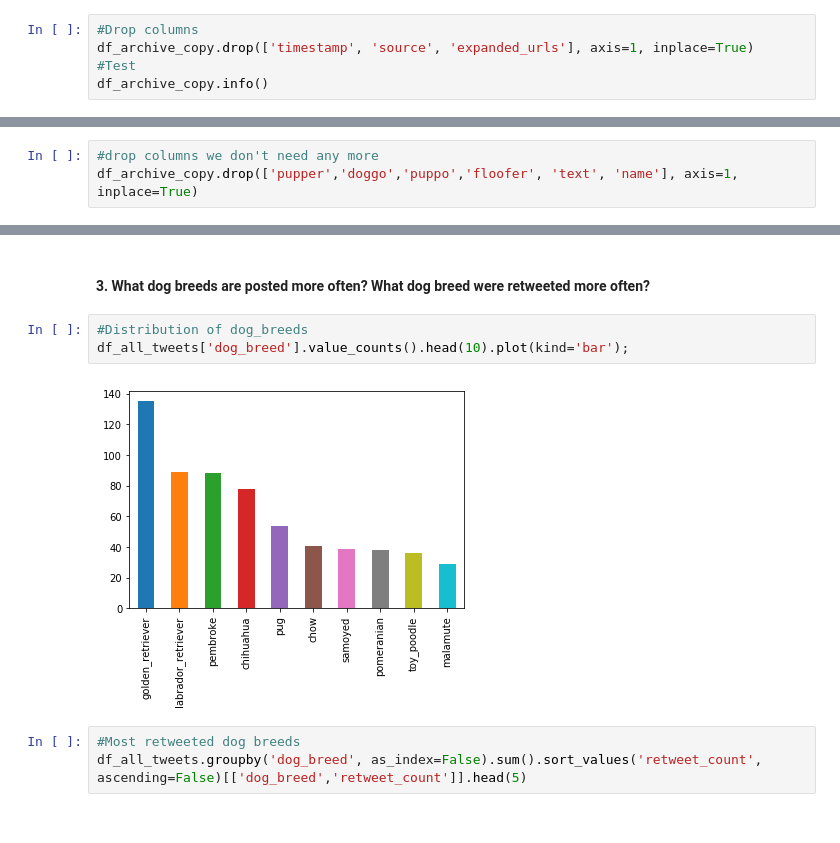
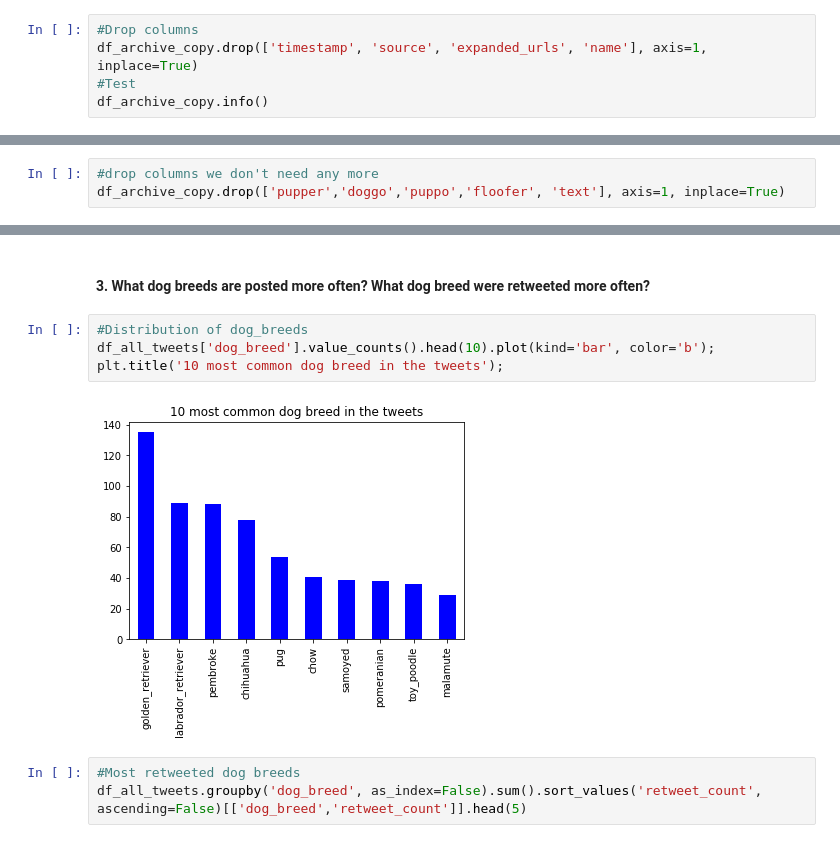
Before and after one commit to amr9410/PythonDataWrangling, a Jupyter notebook: wrangle_act.ipynb, the cells around one changed output, grey strips where cells are left out. Drawn from its saved outputs; the diff is of its cells as text.

```diff
--- a/wrangle_act.ipynb
+++ b/wrangle_act.ipynb
@@ -385,7 +413,7 @@ df_tweets_copy = df_tweets.copy()
 Columns to delete: *timestamp, source, expanded_urls* <br>
 # %%
 #Drop columns
-df_archive_copy.drop(['timestamp', 'source', 'expanded_urls'], axis=1, inplace=True)
+df_archive_copy.drop(['timestamp', 'source', 'expanded_urls', 'name'], axis=1, inplace=True)
 #Test
 df_archive_copy.info()
 # %% [output]
@@ -609,7 +640,7 @@ floofer      10
 Name: dog_stage, dtype: int64
 # %%
 #drop columns we don't need any more
-df_archive_copy.drop(['pupper','doggo','puppo','floofer', 'text', 'name'], axis=1, inplace=True)
+df_archive_copy.drop(['pupper','doggo','puppo','floofer', 'text'], axis=1, inplace=True)
 # %%
 df_archive_copy.info()
 # %% [output]
@@ -844,9 +858,10 @@ Doggolingvo slang word 'pupper' (means puppy) is used more often by WeRateDogs i
 #### 3. What dog breeds are posted more often? What dog breed were retweeted more often?
 # %%
 #Distribution of dog_breeds
-df_all_tweets['dog_breed'].value_counts().head(10).plot(kind='bar');
+df_all_tweets['dog_breed'].value_counts().head(10).plot(kind='bar', color='b');
+plt.title('10 most common dog breed in the tweets');
 # %% [output]
-[figure, old version]
+[figure, new version]
 # %%
 #Most retweeted dog breeds
 df_all_tweets.groupby('dog_breed', as_index=False).sum().sort_values('retweet_count', ascending=False)[['dog_breed','retweet_count']].head(5)
```
Also changed, not shown: parts of 41 cells of this notebook, 6 other files.
